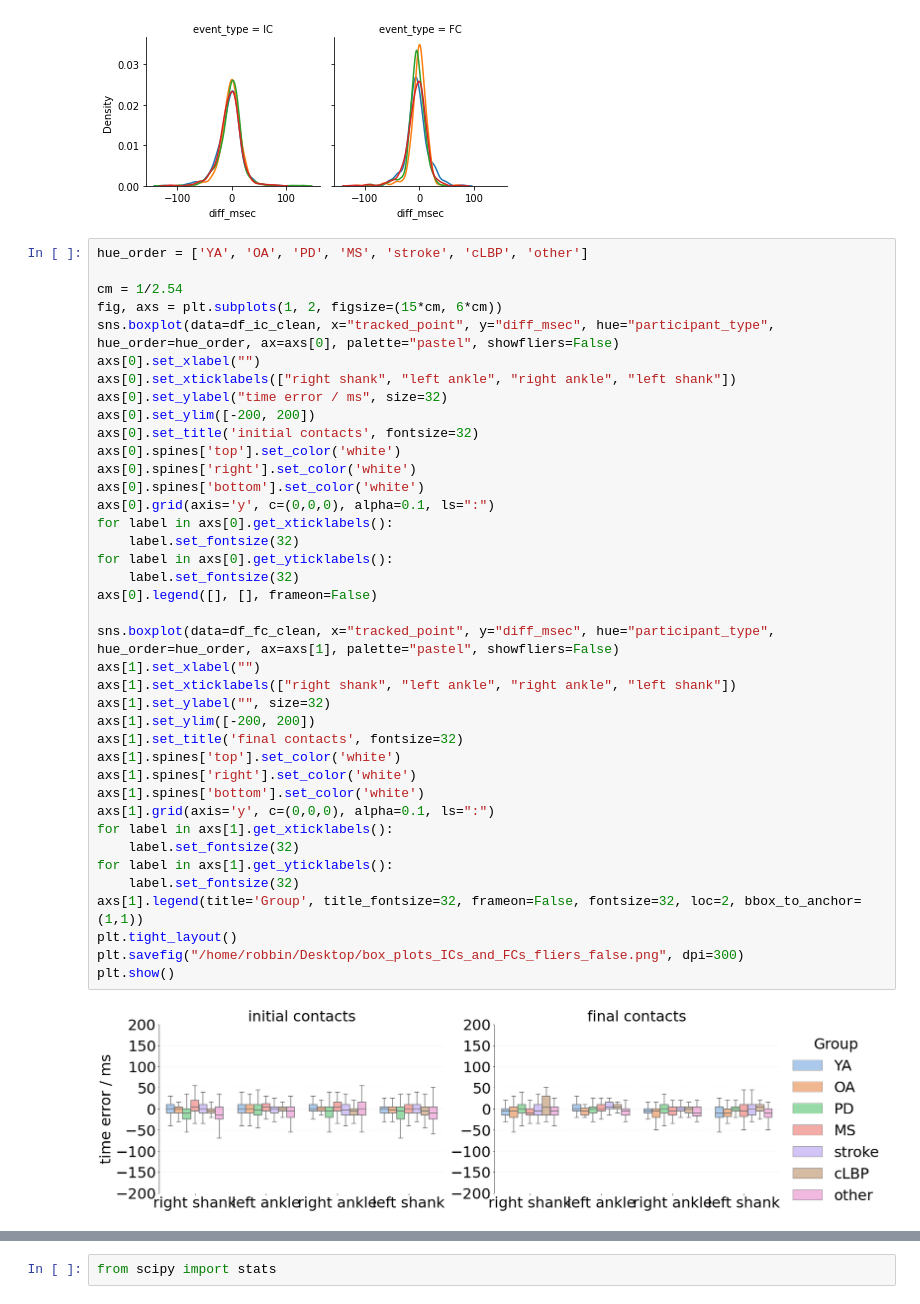
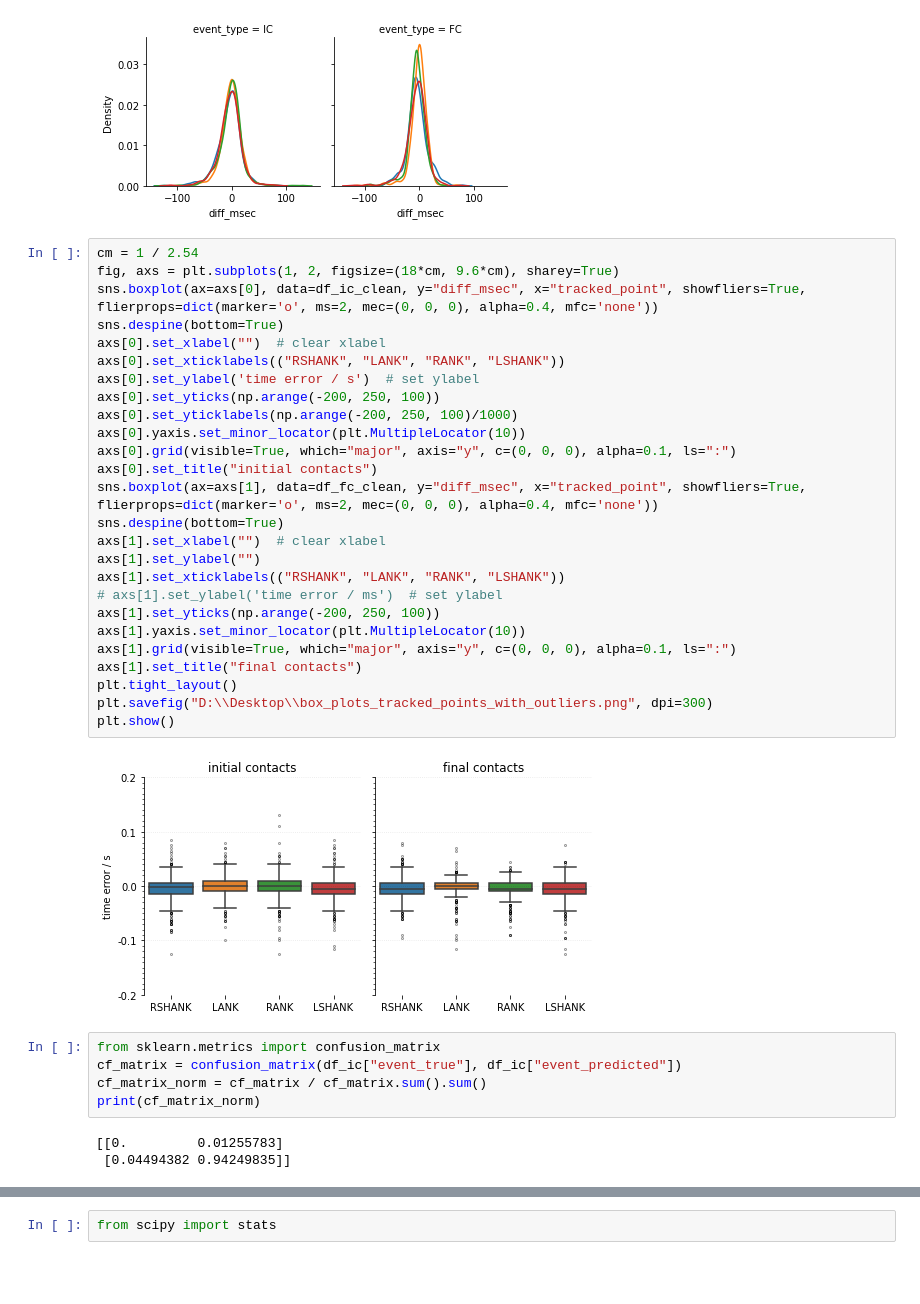
Before and after one commit to rmndrs89/my-gait-events-tcn, a Jupyter notebook: results.ipynb, the cells around one changed output, grey strips where cells are left out. Cells and saved outputs as stored; diff of their text form; blank space fills up the shorter version.

```diff
--- a/results.ipynb
+++ b/results.ipynb
@@ -30,44 +30,39 @@ g.map(sns.kdeplot, "diff_msec")
 # %% [output]
 <seaborn.axisgrid.FacetGrid at 0x...>
 [figure]
-# %%
-hue_order = ['YA', 'OA', 'PD', 'MS', 'stroke', 'cLBP', 'other']
-
-cm = 1/2.54
-fig, axs = plt.subplots(1, 2, figsize=(15*cm, 6*cm))
-sns.boxplot(data=df_ic_clean, x="tracked_point", y="diff_msec", hue="participant_type", hue_order=hue_order, ax=axs[0], palette="pastel", showfliers=False)
-axs[0].set_xlabel("")
-axs[0].set_xticklabels(["right shank", "left ankle", "right ankle", "left shank"])
-axs[0].set_ylabel("time error / ms", size=32)
-axs[0].set_ylim([-200, 200])
-axs[0].set_title('initial contacts', fontsize=32)
-axs[0].spines['top'].set_color('white')
-axs[0].spines['right'].set_color('white')
-axs[0].spines['bottom'].set_color('white')
-axs[0].grid(axis='y', c=(0,0,0), alpha=0.1, ls=":")
-for label in axs[0].get_xticklabels():
-    label.set_fontsize(32)
-for label in axs[0].get_yticklabels():
-    label.set_fontsize(32)
-axs[0].legend([], [], frameon=False)
-
-sns.boxplot(data=df_fc_clean, x="tracked_point", y="diff_msec", hue="participant_type", hue_order=hue_order, ax=axs[1], palette="pastel", showfliers=False)
-axs[1].set_xlabel("")
-axs[1].set_xticklabels(["right shank", "left ankle", "right ankle", "left shank"])
-axs[1].set_ylabel("", size=32)
-axs[1].set_ylim([-200, 200])
-axs[1].set_title('final contacts', fontsize=32)
-axs[1].spines['top'].set_color('white')
-axs[1].spines['right'].set_color('white')
-axs[1].spines['bottom'].set_color('white')
-axs[1].grid(axis='y', c=(0,0,0), alpha=0.1, ls=":")
-for label in axs[1].get_xticklabels():
-    label.set_fontsize(32)
-for label in axs[1].get_yticklabels():
-    label.set_fontsize(32)
-axs[1].legend(title='Group', title_fontsize=32, frameon=False, fontsize=32, loc=2, bbox_to_anchor=(1,1))
-plt.tight_layout()
-plt.savefig("/home/robbin/Desktop/box_plots_ICs_and_FCs_fliers_false.png", dpi=300)
-plt.show()
-# %% [output]
-[figure, removed]
+# %%
+cm = 1 / 2.54
+fig, axs = plt.subplots(1, 2, figsize=(18*cm, 9.6*cm), sharey=True)
+sns.boxplot(ax=axs[0], data=df_ic_clean, y="diff_msec", x="tracked_point", showfliers=True, flierprops=dict(marker='o', ms=2, mec=(0, 0, 0), alpha=0.4, mfc='none'))
+sns.despine(bottom=True)
+axs[0].set_xlabel("")  # clear xlabel
+axs[0].set_xticklabels(("RSHANK", "LANK", "RANK", "LSHANK"))
+axs[0].set_ylabel('time error / s')  # set ylabel
+axs[0].set_yticks(np.arange(-200, 250, 100))
+axs[0].set_yticklabels(np.arange(-200, 250, 100)/1000)
+axs[0].yaxis.set_minor_locator(plt.MultipleLocator(10))
+axs[0].grid(visible=True, which="major", axis="y", c=(0, 0, 0), alpha=0.1, ls=":")
+axs[0].set_title("initial contacts")
+sns.boxplot(ax=axs[1], data=df_fc_clean, y="diff_msec", x="tracked_point", showfliers=True, flierprops=dict(marker='o', ms=2, mec=(0, 0, 0), alpha=0.4, mfc='none'))
+sns.despine(bottom=True)
+axs[1].set_xlabel("")  # clear xlabel
+axs[1].set_ylabel("")
+axs[1].set_xticklabels(("RSHANK", "LANK", "RANK", "LSHANK"))
+# axs[1].set_ylabel('time error / ms')  # set ylabel
+axs[1].set_yticks(np.arange(-200, 250, 100))
+axs[1].yaxis.set_minor_locator(plt.MultipleLocator(10))
+axs[1].grid(visible=True, which="major", axis="y", c=(0, 0, 0), alpha=0.1, ls=":")
+axs[1].set_title("final contacts")
+plt.tight_layout()
+plt.savefig("D:\\Desktop\\box_plots_tracked_points_with_outliers.png", dpi=300)
+plt.show()
+# %% [output]
+[figure, added]
+# %%
+from sklearn.metrics import confusion_matrix
+cf_matrix = confusion_matrix(df_ic["event_true"], df_ic["event_predicted"])
+cf_matrix_norm = cf_matrix / cf_matrix.sum().sum()
+print(cf_matrix_norm)
+# %% [output]
+[[0.         0.01255783]
+ [0.04494382 0.94249835]]
```
Also changed, not shown: parts of 3 cells of this notebook, 12 other files.
